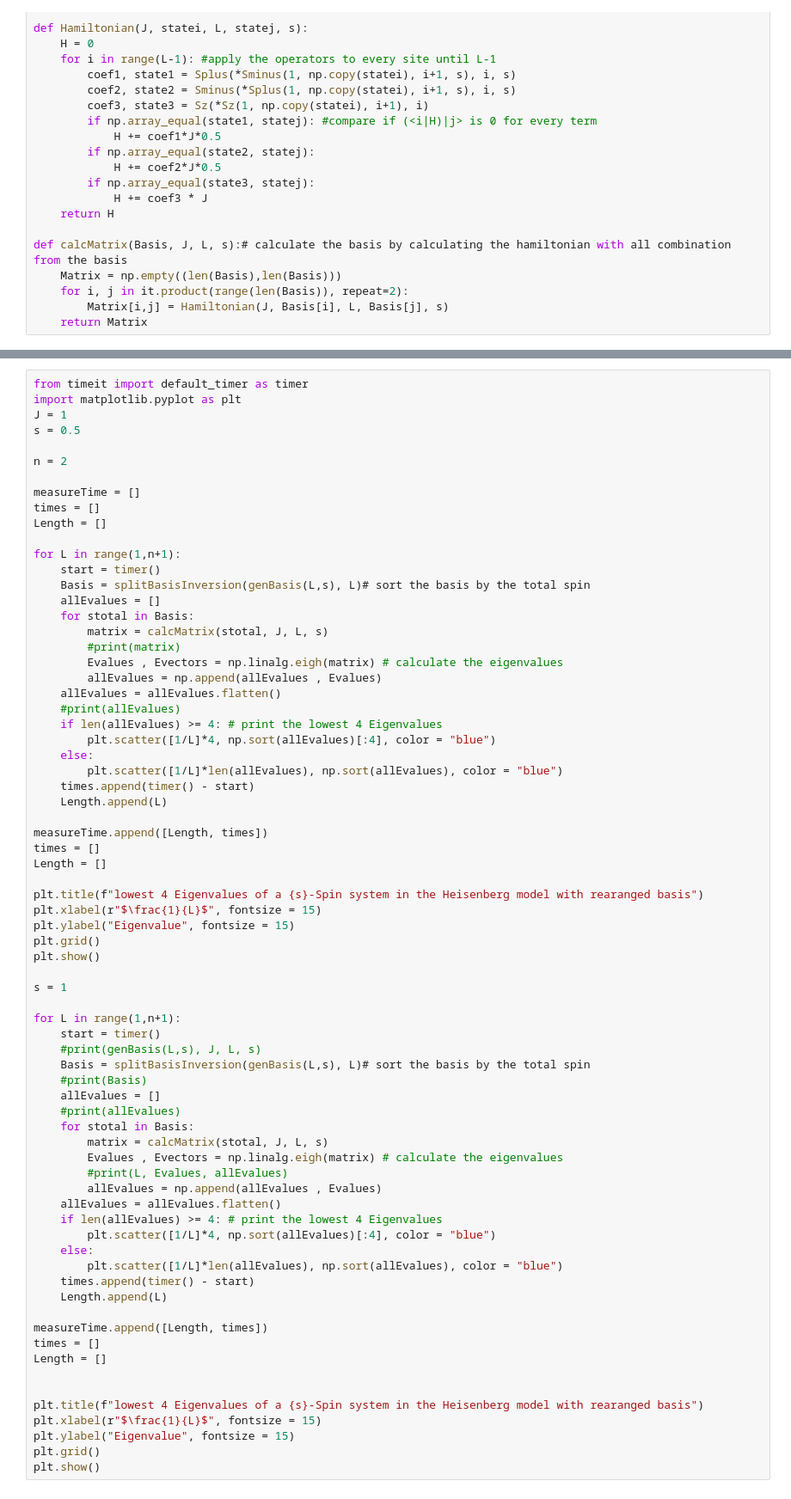
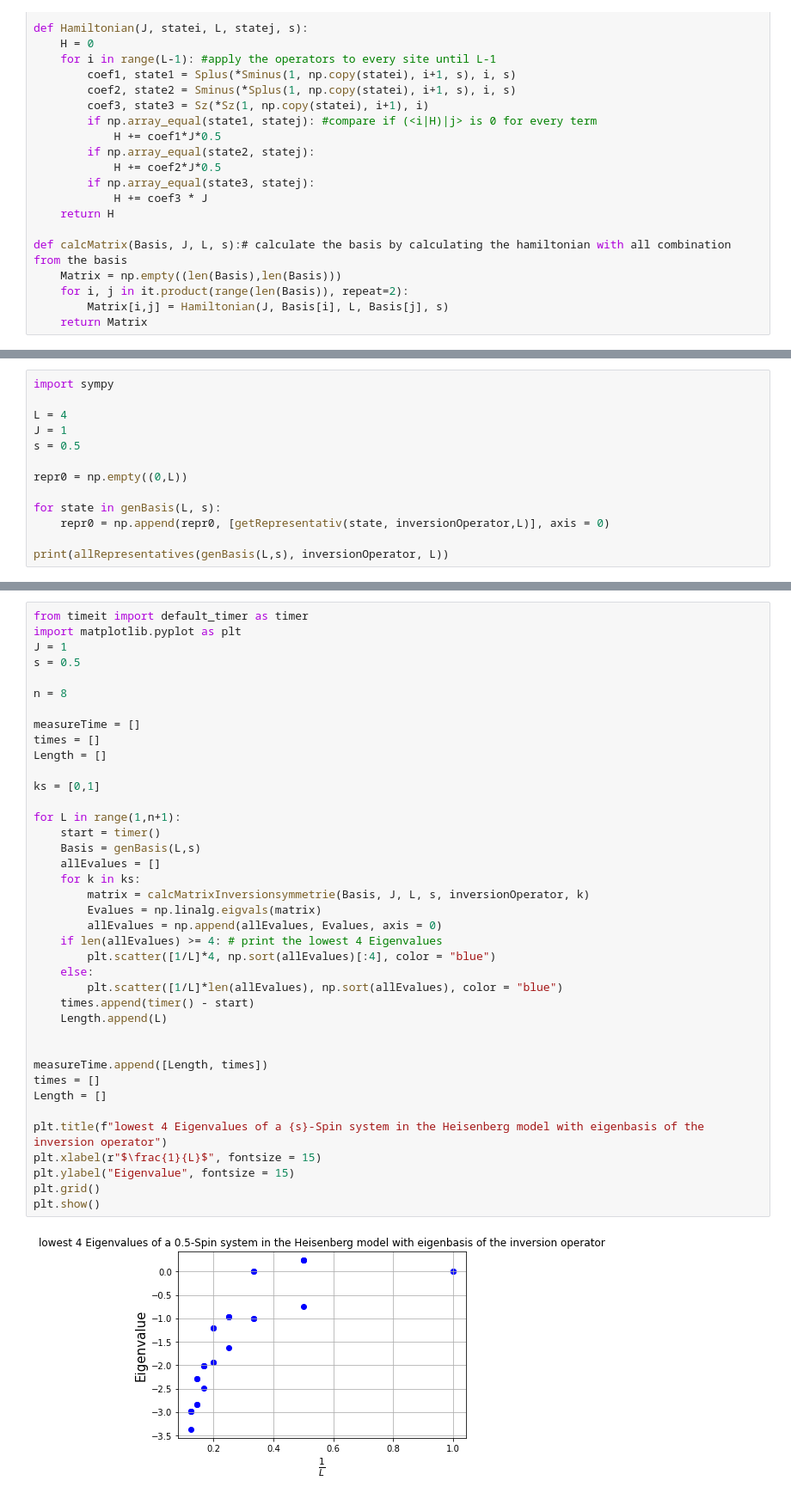
Before and after one commit to Leonhard-Moske/CMCMP, a Jupyter notebook: sheet3/physics767_sheet3_LeonhardMoske.ipynb, the cells around one changed output, grey strips where cells are left out. Shown at 86% size. Saved outputs shown, nothing was run; the diff lists cells and outputs as text.

```diff
--- a/sheet3/physics767_sheet3_LeonhardMoske.ipynb
+++ b/sheet3/physics767_sheet3_LeonhardMoske.ipynb
@@ -188,0 +175,13 @@ print(allRepresentatives(genBasis(L,s), inversionOperator, L))
+# %%
+import sympy
+
+L = 4
+J = 1
+s = 0.5
+
+repr0 = np.empty((0,L))
+
+for state in genBasis(L, s):
+    repr0 = np.append(repr0, [getRepresentativ(state, inversionOperator,L)], axis = 0)
+
+print(allRepresentatives(genBasis(L,s), inversionOperator, L))
@@ -246,72 +273,41 @@ hMatrix = calcMatrix(genBasis(L,s),J,L,s)
 # %%
 from timeit import default_timer as timer
 import matplotlib.pyplot as plt
 J = 1
 s = 0.5
 
-n = 2
+n = 8
 
 measureTime = []
 times = []
 Length = []
 
+ks = [0,1]
+
 for L in range(1,n+1):
     start = timer()
-    Basis = splitBasisInversion(genBasis(L,s), L)# sort the basis by the total spin
+    Basis = genBasis(L,s)
     allEvalues = []
-    for stotal in Basis:
-        matrix = calcMatrix(stotal, J, L, s)
-        #print(matrix)
-        Evalues , Evectors = np.linalg.eigh(matrix) # calculate the eigenvalues
-        allEvalues = np.append(allEvalues , Evalues)
-    allEvalues = allEvalues.flatten()
-    #print(allEvalues)
+    for k in ks:
+        matrix = calcMatrixInversionsymmetrie(Basis, J, L, s, inversionOperator, k)
+        Evalues = np.linalg.eigvals(matrix)
+        allEvalues = np.append(allEvalues, Evalues, axis = 0)
     if len(allEvalues) >= 4: # print the lowest 4 Eigenvalues
         plt.scatter([1/L]*4, np.sort(allEvalues)[:4], color = "blue")
     else:
         plt.scatter([1/L]*len(allEvalues), np.sort(allEvalues), color = "blue")
     times.append(timer() - start)
     Length.append(L)
 
-measureTime.append([Length, times])
-times = []
-Length = []
-
-plt.title(f"lowest 4 Eigenvalues of a {s}-Spin system in the Heisenberg model with rearanged basis")
-plt.xlabel(r"$\frac{1}{L}$", fontsize = 15)
-plt.ylabel("Eigenvalue", fontsize = 15)
-plt.grid()
-plt.show()
-
-s = 1
-
-for L in range(1,n+1):
-    start = timer()
-    #print(genBasis(L,s), J, L, s)
-    Basis = splitBasisInversion(genBasis(L,s), L)# sort the basis by the total spin
-    #print(Basis)
-    allEvalues = []
-    #print(allEvalues)
-    for stotal in Basis:
-        matrix = calcMatrix(stotal, J, L, s)
-        Evalues , Evectors = np.linalg.eigh(matrix) # calculate the eigenvalues
-        #print(L, Evalues, allEvalues)
-        allEvalues = np.append(allEvalues , Evalues)
-    allEvalues = allEvalues.flatten()
-    if len(allEvalues) >= 4: # print the lowest 4 Eigenvalues
-        plt.scatter([1/L]*4, np.sort(allEvalues)[:4], color = "blue")
-    else:
-        plt.scatter([1/L]*len(allEvalues), np.sort(allEvalues), color = "blue")
-    times.append(timer() - start)
-    Length.append(L)
 
 measureTime.append([Length, times])
 times = []
 Length = []
 
-
-plt.title(f"lowest 4 Eigenvalues of a {s}-Spin system in the Heisenberg model with rearanged basis")
+plt.title(f"lowest 4 Eigenvalues of a {s}-Spin system in the Heisenberg model with eigenbasis of the inversion operator")
 plt.xlabel(r"$\frac{1}{L}$", fontsize = 15)
 plt.ylabel("Eigenvalue", fontsize = 15)
 plt.grid()
 plt.show()
+# %% [output]
+[figure, added]
```
Also changed, not shown: parts of 13 cells of this notebook, 1 other file.
